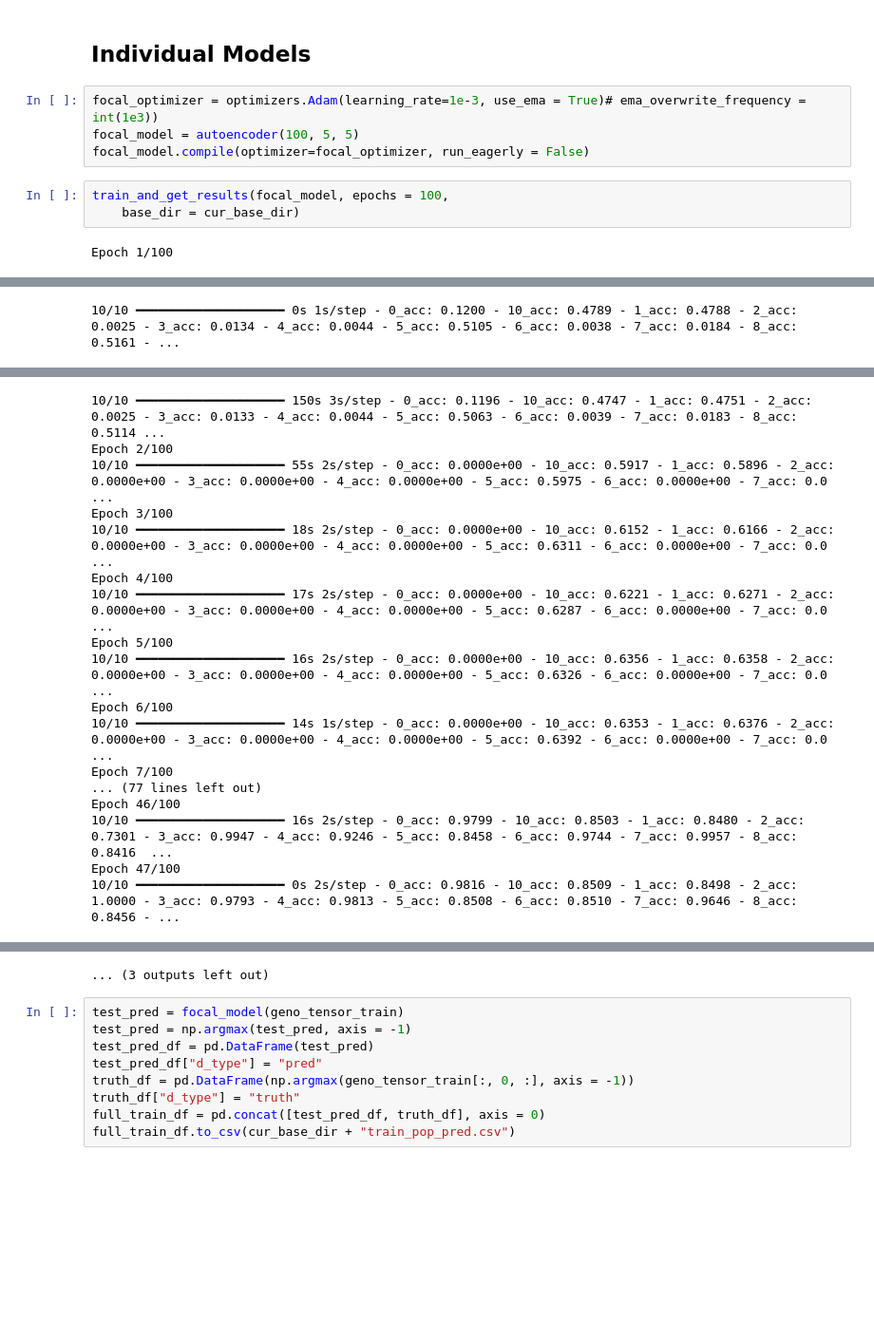
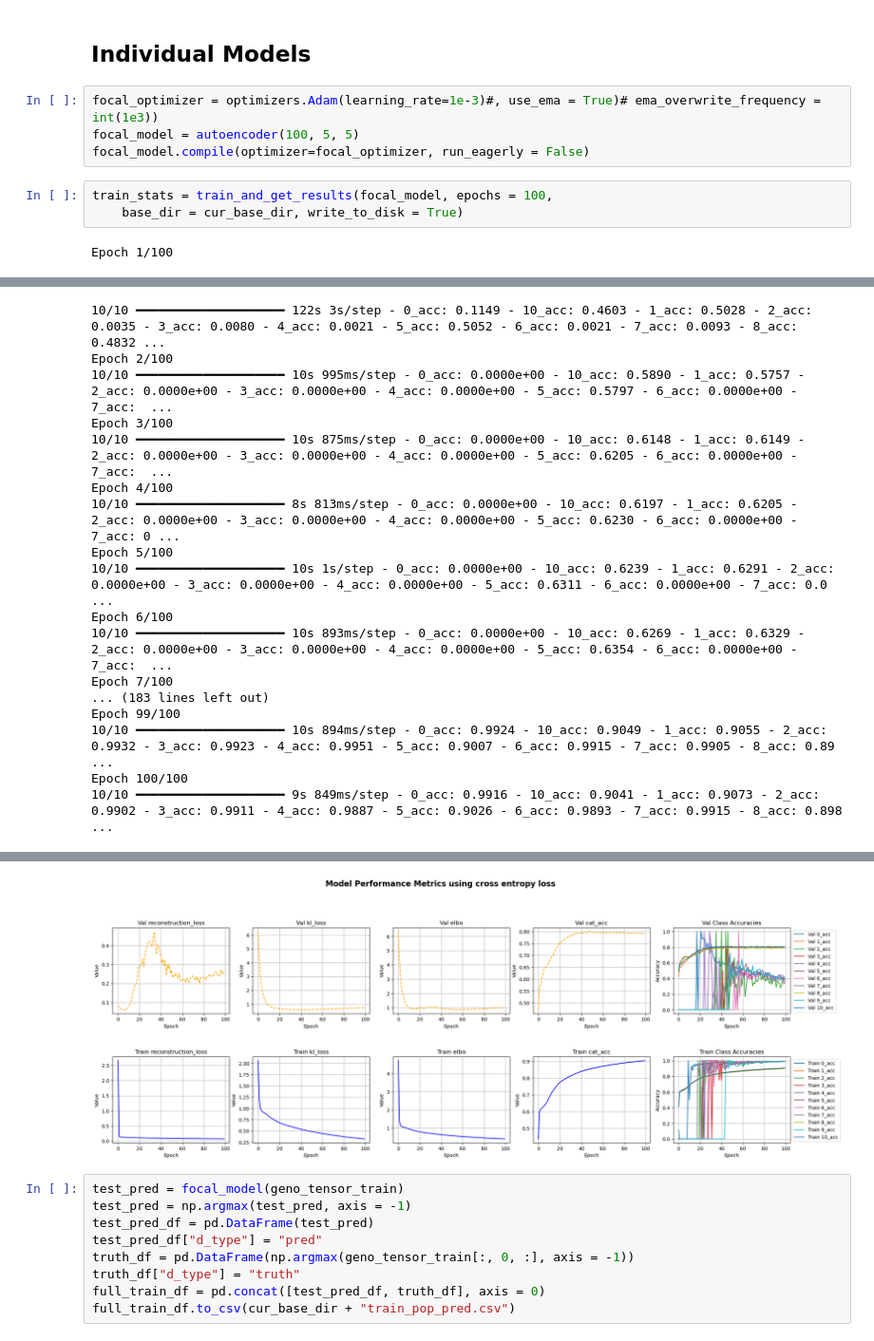
Before and after one commit to Max10-afk/geno-to-pheno, a Jupyter notebook: var_autoencoder_parental.ipynb, the cells around one changed output, grey strips where cells are left out. Shown at 95% size. Saved outputs shown, nothing was run; the diff lists cells and outputs as text; blank space fills up the shorter version.

```diff
--- a/var_autoencoder_parental.ipynb
+++ b/var_autoencoder_parental.ipynb
@@ -229,11 +238,11 @@ dt_acc_df.to_csv(cur_base_dir + "model_5_acc.csv", sep=",")
 # %% [markdown]
 ## Individual Models
 # %%
-focal_optimizer = optimizers.Adam(learning_rate=1e-3, use_ema = True)# ema_overwrite_frequency = int(1e3))
+focal_optimizer = optimizers.Adam(learning_rate=1e-3)#, use_ema = True)# ema_overwrite_frequency = int(1e3))
 focal_model = autoencoder(100, 5, 5)
 focal_model.compile(optimizer=focal_optimizer, run_eagerly = False)
 # %%
-train_and_get_results(focal_model, epochs = 100,
-    base_dir = cur_base_dir)
+train_stats = train_and_get_results(focal_model, epochs = 100,
+    base_dir = cur_base_dir, write_to_disk = True)
 # %% [output]
 Epoch 1/100
@@ -246,2 +252,18 @@ ptxas warning : Registers are spilled to local memory in function 'loop_add_subt
 ptxas warning : Registers are spilled to local memory in function '__cuda_sm3x_div_rn_noftz_f32_slowpath', 28 bytes spill stores, 28 bytes spill loads
-10/10 ━━━━━━━━━━━━━━━━━━━━ 0s 1s/step - 0_acc: 0.1200 - 10_acc: 0.4789 - 1_acc: 0.4788 - 2_acc: 0.0025 - 3_acc: 0.0134 - 4_acc: 0.0044 - 5_acc: 0.5105 - 6_acc: 0.0038 - 7_acc: 0.0184 - 8_acc: 0.5161 - ...
+10/10 ━━━━━━━━━━━━━━━━━━━━ 122s 3s/step - 0_acc: 0.1149 - 10_acc: 0.4603 - 1_acc: 0.5028 - 2_acc: 0.0035 - 3_acc: 0.0080 - 4_acc: 0.0021 - 5_acc: 0.5052 - 6_acc: 0.0021 - 7_acc: 0.0093 - 8_acc: 0.4832 ...
+Epoch 2/100
+10/10 ━━━━━━━━━━━━━━━━━━━━ 10s 995ms/step - 0_acc: 0.0000e+00 - 10_acc: 0.5890 - 1_acc: 0.5757 - 2_acc: 0.0000e+00 - 3_acc: 0.0000e+00 - 4_acc: 0.0000e+00 - 5_acc: 0.5797 - 6_acc: 0.0000e+00 - 7_acc:  ...
+Epoch 3/100
+10/10 ━━━━━━━━━━━━━━━━━━━━ 10s 875ms/step - 0_acc: 0.0000e+00 - 10_acc: 0.6148 - 1_acc: 0.6149 - 2_acc: 0.0000e+00 - 3_acc: 0.0000e+00 - 4_acc: 0.0000e+00 - 5_acc: 0.6205 - 6_acc: 0.0000e+00 - 7_acc:  ...
+Epoch 4/100
+10/10 ━━━━━━━━━━━━━━━━━━━━ 8s 813ms/step - 0_acc: 0.0000e+00 - 10_acc: 0.6197 - 1_acc: 0.6205 - 2_acc: 0.0000e+00 - 3_acc: 0.0000e+00 - 4_acc: 0.0000e+00 - 5_acc: 0.6230 - 6_acc: 0.0000e+00 - 7_acc: 0 ...
+Epoch 5/100
+10/10 ━━━━━━━━━━━━━━━━━━━━ 10s 1s/step - 0_acc: 0.0000e+00 - 10_acc: 0.6239 - 1_acc: 0.6291 - 2_acc: 0.0000e+00 - 3_acc: 0.0000e+00 - 4_acc: 0.0000e+00 - 5_acc: 0.6311 - 6_acc: 0.0000e+00 - 7_acc: 0.0 ...
+Epoch 6/100
+10/10 ━━━━━━━━━━━━━━━━━━━━ 10s 893ms/step - 0_acc: 0.0000e+00 - 10_acc: 0.6269 - 1_acc: 0.6329 - 2_acc: 0.0000e+00 - 3_acc: 0.0000e+00 - 4_acc: 0.0000e+00 - 5_acc: 0.6354 - 6_acc: 0.0000e+00 - 7_acc:  ...
+Epoch 7/100
+... (183 lines left out)
+Epoch 99/100
+10/10 ━━━━━━━━━━━━━━━━━━━━ 10s 894ms/step - 0_acc: 0.9924 - 10_acc: 0.9049 - 1_acc: 0.9055 - 2_acc: 0.9932 - 3_acc: 0.9923 - 4_acc: 0.9951 - 5_acc: 0.9007 - 6_acc: 0.9915 - 7_acc: 0.9905 - 8_acc: 0.89 ...
+Epoch 100/100
+10/10 ━━━━━━━━━━━━━━━━━━━━ 9s 849ms/step - 0_acc: 0.9916 - 10_acc: 0.9041 - 1_acc: 0.9073 - 2_acc: 0.9902 - 3_acc: 0.9911 - 4_acc: 0.9887 - 5_acc: 0.9026 - 6_acc: 0.9893 - 7_acc: 0.9915 - 8_acc: 0.898 ...
@@ -249,17 +269,0 @@ ptxas warning : Registers are spilled to local memory in function '__cuda_sm3x_d
-10/10 ━━━━━━━━━━━━━━━━━━━━ 150s 3s/step - 0_acc: 0.1196 - 10_acc: 0.4747 - 1_acc: 0.4751 - 2_acc: 0.0025 - 3_acc: 0.0133 - 4_acc: 0.0044 - 5_acc: 0.5063 - 6_acc: 0.0039 - 7_acc: 0.0183 - 8_acc: 0.5114 ...
-Epoch 2/100
-10/10 ━━━━━━━━━━━━━━━━━━━━ 55s 2s/step - 0_acc: 0.0000e+00 - 10_acc: 0.5917 - 1_acc: 0.5896 - 2_acc: 0.0000e+00 - 3_acc: 0.0000e+00 - 4_acc: 0.0000e+00 - 5_acc: 0.5975 - 6_acc: 0.0000e+00 - 7_acc: 0.0 ...
-Epoch 3/100
-10/10 ━━━━━━━━━━━━━━━━━━━━ 18s 2s/step - 0_acc: 0.0000e+00 - 10_acc: 0.6152 - 1_acc: 0.6166 - 2_acc: 0.0000e+00 - 3_acc: 0.0000e+00 - 4_acc: 0.0000e+00 - 5_acc: 0.6311 - 6_acc: 0.0000e+00 - 7_acc: 0.0 ...
-Epoch 4/100
-10/10 ━━━━━━━━━━━━━━━━━━━━ 17s 2s/step - 0_acc: 0.0000e+00 - 10_acc: 0.6221 - 1_acc: 0.6271 - 2_acc: 0.0000e+00 - 3_acc: 0.0000e+00 - 4_acc: 0.0000e+00 - 5_acc: 0.6287 - 6_acc: 0.0000e+00 - 7_acc: 0.0 ...
-Epoch 5/100
-10/10 ━━━━━━━━━━━━━━━━━━━━ 16s 2s/step - 0_acc: 0.0000e+00 - 10_acc: 0.6356 - 1_acc: 0.6358 - 2_acc: 0.0000e+00 - 3_acc: 0.0000e+00 - 4_acc: 0.0000e+00 - 5_acc: 0.6326 - 6_acc: 0.0000e+00 - 7_acc: 0.0 ...
-Epoch 6/100
-10/10 ━━━━━━━━━━━━━━━━━━━━ 14s 1s/step - 0_acc: 0.0000e+00 - 10_acc: 0.6353 - 1_acc: 0.6376 - 2_acc: 0.0000e+00 - 3_acc: 0.0000e+00 - 4_acc: 0.0000e+00 - 5_acc: 0.6392 - 6_acc: 0.0000e+00 - 7_acc: 0.0 ...
-Epoch 7/100
-... (77 lines left out)
-Epoch 46/100
-10/10 ━━━━━━━━━━━━━━━━━━━━ 16s 2s/step - 0_acc: 0.9799 - 10_acc: 0.8503 - 1_acc: 0.8480 - 2_acc: 0.7301 - 3_acc: 0.9947 - 4_acc: 0.9246 - 5_acc: 0.8458 - 6_acc: 0.9744 - 7_acc: 0.9957 - 8_acc: 0.8416  ...
-Epoch 47/100
-10/10 ━━━━━━━━━━━━━━━━━━━━ 0s 2s/step - 0_acc: 0.9816 - 10_acc: 0.8509 - 1_acc: 0.8498 - 2_acc: 1.0000 - 3_acc: 0.9793 - 4_acc: 0.9813 - 5_acc: 0.8508 - 6_acc: 0.8510 - 7_acc: 0.9646 - 8_acc: 0.8456 - ...
@@ -279,4 +270,4 @@ Epoch 50/100
-... (3 outputs left out)
+[figure, added]
 # %%
 test_pred = focal_model(geno_tensor_train)
 test_pred = np.argmax(test_pred, axis = -1)
```
Also changed, not shown: parts of 3 cells of this notebook, 32 other files.
